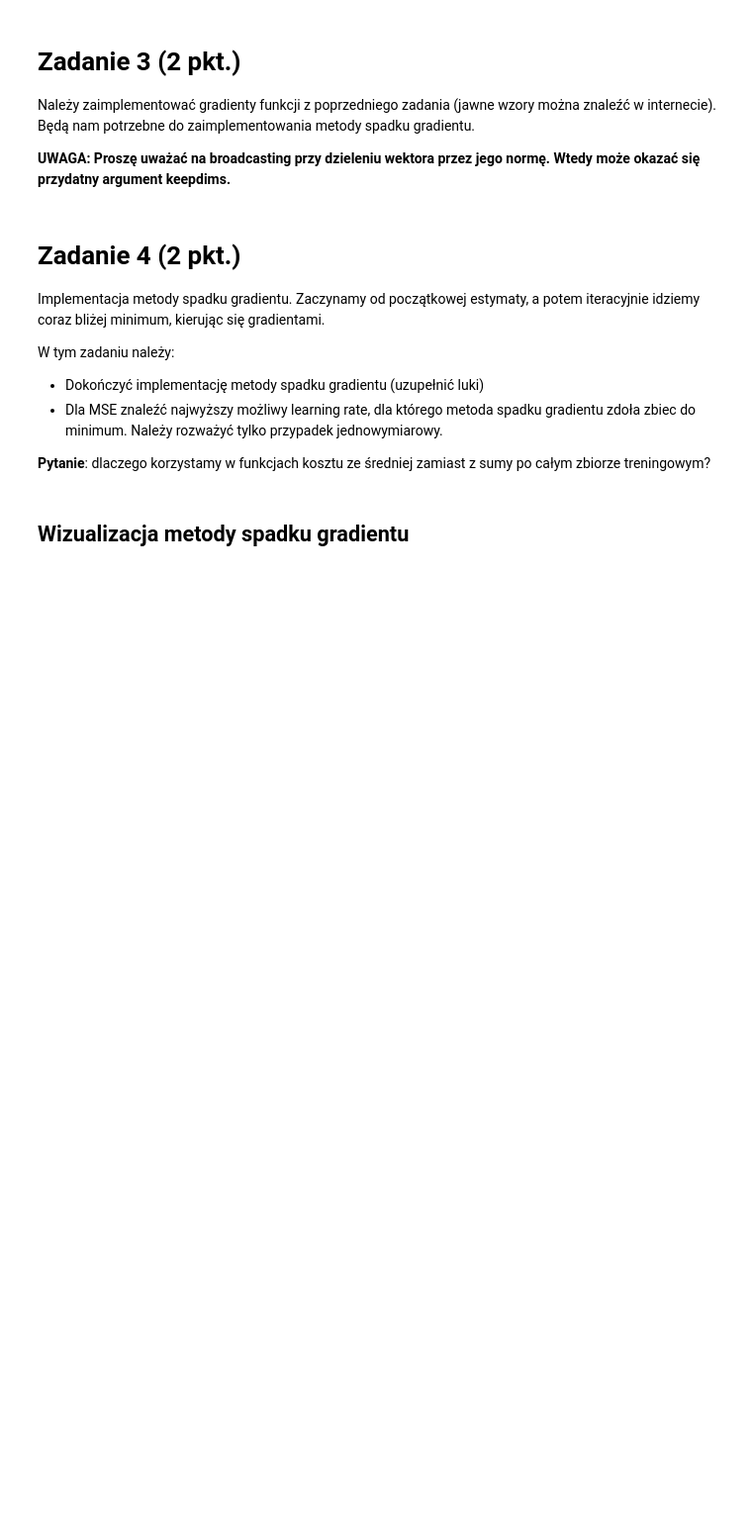
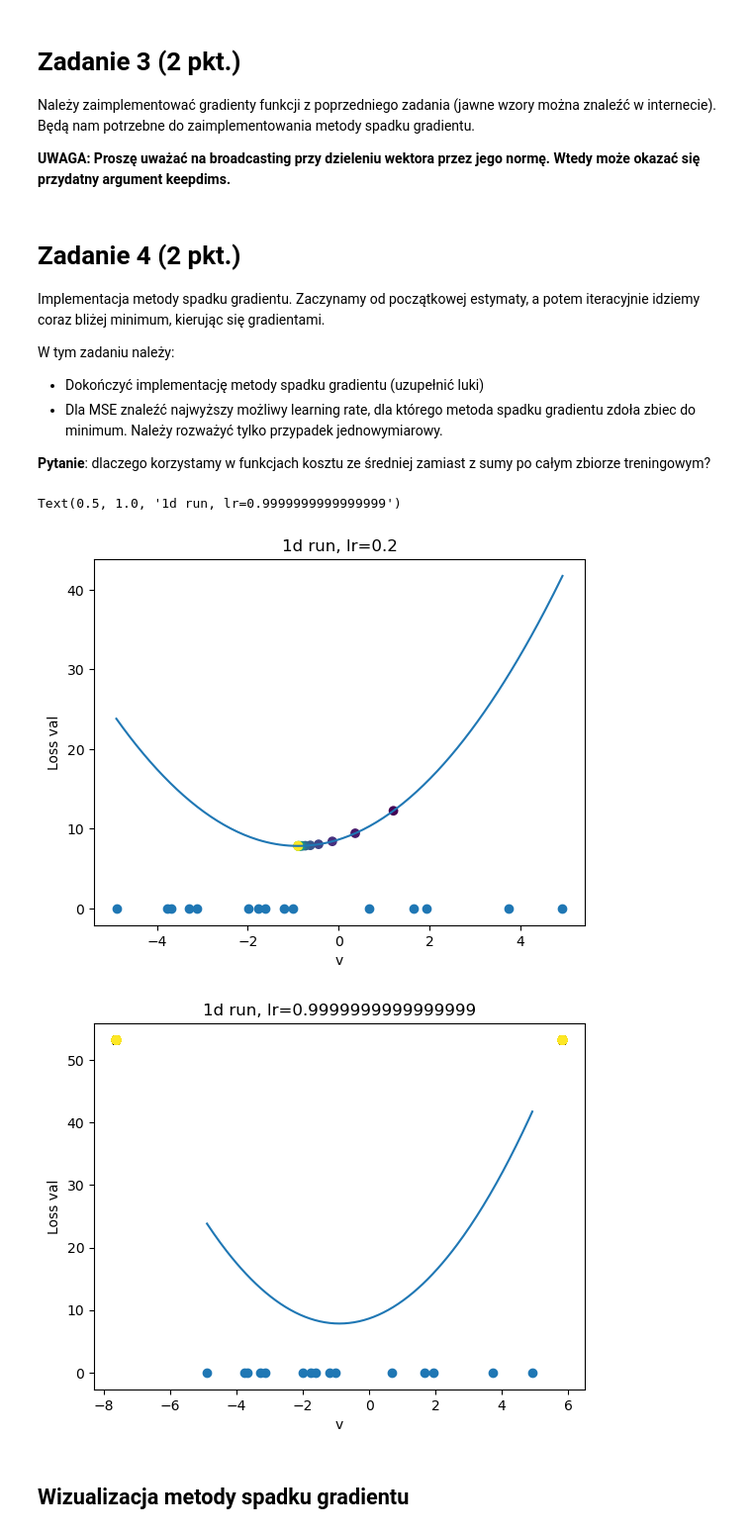
Before and after one commit to ahasdasetodu/ML, a Jupyter notebook: lab/01b_funkcje_kosztu.ipynb, the cells around one changed output. Shown at 99% size. Drawn from its saved outputs; the diff is of its cells as text; code cells hidden in the pictures; blank space fills up the shorter version.

```diff
--- a/lab/01b_funkcje_kosztu.ipynb
+++ b/lab/01b_funkcje_kosztu.ipynb
@@ -331,40 +331,51 @@ def gradient_descent(
             break
 
     final_grad = grad
     final_v = current_v
     all_v = np.array(all_v)
     return final_v, final_grad, all_v
 
 
 fig, ax = plt.subplots(1, 1)
 utils.plot_gradient_steps_1d(
     ax,
     train_set_1d,
     gradient_descent,
     mse_grad,
     mean_squared_error,
     learning_rate=0.2,
     num_steps=10000,
 )
+
+lr = 0.1
+step_increase = 0.1
+minimum = minimize_mse(train_set_1d)
+while True:
+    current_point = gradient_descent(mse_grad,train_set_1d,lr,100000)[0][0]
+    if np.abs(minimum-current_point) >= 1e-2 :
+        if step_increase < 1e-6:
+            break
+        else:
+            step_increase/=10
+            continue
+    lr+=step_increase
+
 ax.set_title("1d run, lr=0.2")
-lr = 0.1
-x1 = minimize_mse(train_set_1d)
-x2 = gradient_descent(mse_grad,train_set_1d,lr,10000)[0][0]
-while np.abs(x1-x2)<= 0.01:
-    x1 = minimize_mse(train_set_1d)
-    x2 = gradient_descent(mse_grad,train_set_1d,lr,10000)[0][0]
-    lr+=0.1
 fig, ax = plt.subplots(1, 1)
 utils.plot_gradient_steps_1d(
     ax,
     train_set_1d,
     gradient_descent,
     mse_grad,
     mean_squared_error,
     learning_rate=lr,  # type: ignore
     num_steps=10000,
 )
 ax.set_title("1d run, lr="+str(lr))
+# %% [output]
+Text(0.5, 1.0, '1d run, lr=0.9999999999999999')
+[figure, added]
+[figure, added]
 # %% [markdown]
 ## Wizualizacja metody spadku gradientu
 # %%
```
Also changed, not shown: parts of 1 cell of this notebook, 1 other file.
